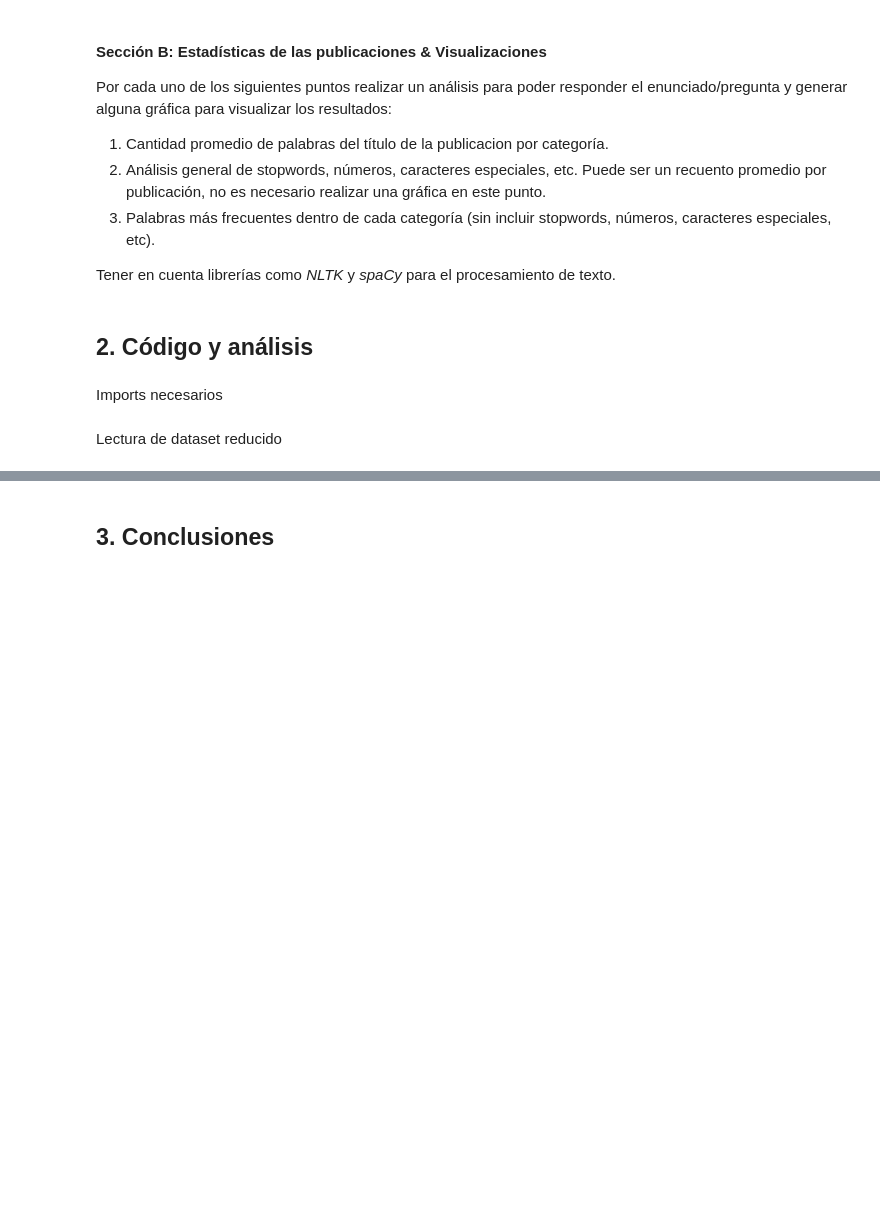
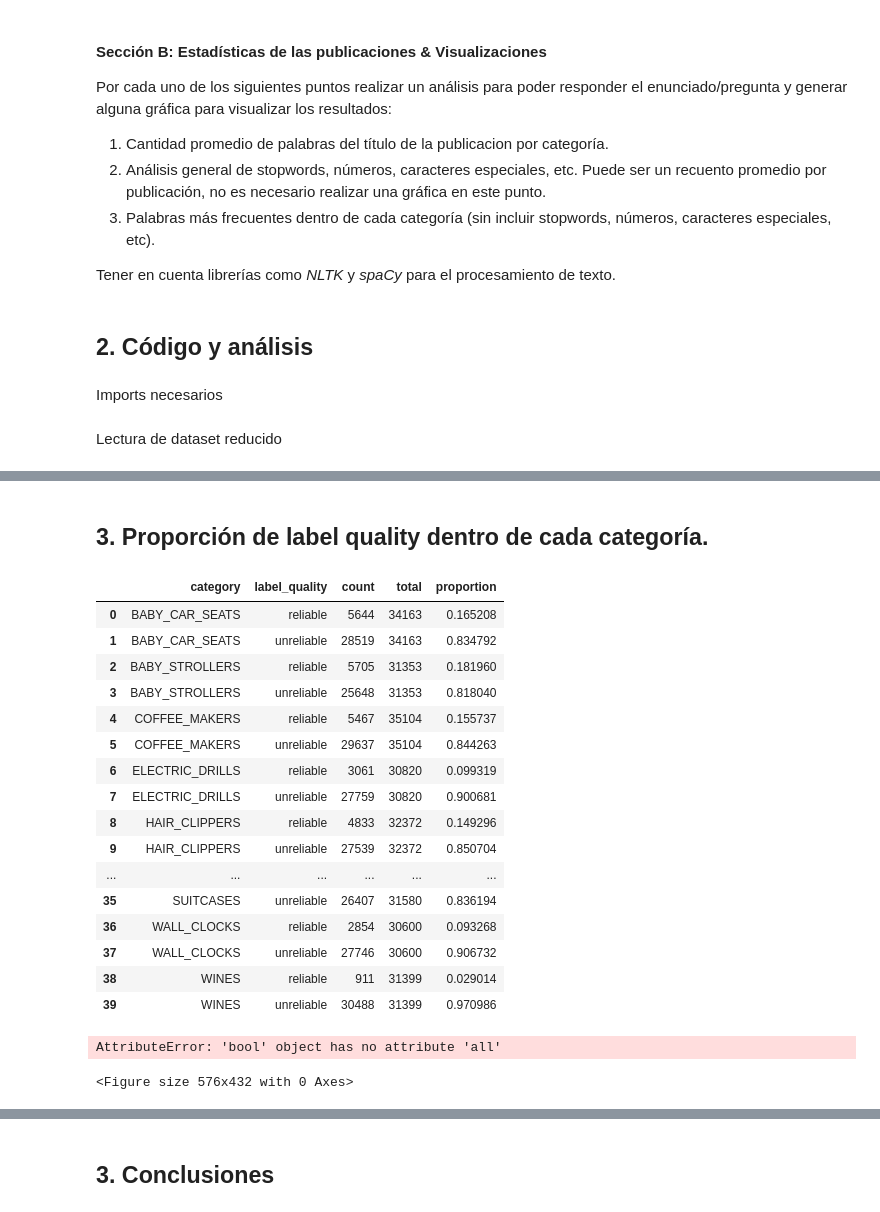
Before and after one commit to benjaminocampo/Mentoria, a Jupyter notebook: notebooks/01-Analisis_y_Visualizacion.ipynb, the cells around one changed output, grey strips where cells are left out. Saved outputs shown, nothing was run; the diff lists cells and outputs as text; code cells hidden in the pictures; blank space fills up the shorter version.

```diff
--- a/notebooks/01-Analisis_y_Visualizacion.ipynb
+++ b/notebooks/01-Analisis_y_Visualizacion.ipynb
@@ -42,4 +53,4 @@ import pandas as pd
 # %% [markdown]
 Lectura de dataset reducido
 # %%
-df_dataset = pd.read_csv('dataset.csv')
+df_dataset = pd.read_csv('../../dataset/reduced_dataset.csv')
@@ -47,0 +101,13 @@ df_dataset = pd.read_csv('dataset.csv')
+# %%
+def proportion(df, col1, col2):
+
+    df_proportion = df_dataset.groupby([col1, col2]) \
+        .agg(count=(col2, "count")) \
+        .join(df_dataset.groupby(col1).size() \
+        .to_frame()) \
+        .rename(columns={0: "total"})
+
+    df_proportion["proportion"] = df_proportion["count"] / df_proportion["total"]
+    return df_proportion
+
+proportion(df_dataset, "category", "language")
@@ -47,0 +133,37 @@ df_dataset = pd.read_csv('dataset.csv')
+# %% [markdown]
+## 3. Proporción de label quality dentro de cada categoría.
+# %%
+df_proportion = proportion(df_dataset, "category", "label_quality").reset_index()
+df_proportion
+# %% [output]
+|  | category | label_quality | count | total | proportion |
+| 0 | BABY_CAR_SEATS | reliable | 5644 | 34163 | 0.165208 |
+| 1 | BABY_CAR_SEATS | unreliable | 28519 | 34163 | 0.834792 |
+| 2 | BABY_STROLLERS | reliable | 5705 | 31353 | 0.181960 |
+| 3 | BABY_STROLLERS | unreliable | 25648 | 31353 | 0.818040 |
+| 4 | COFFEE_MAKERS | reliable | 5467 | 35104 | 0.155737 |
+| 5 | COFFEE_MAKERS | unreliable | 29637 | 35104 | 0.844263 |
+| 6 | ELECTRIC_DRILLS | reliable | 3061 | 30820 | 0.099319 |
+| 7 | ELECTRIC_DRILLS | unreliable | 27759 | 30820 | 0.900681 |
+| 8 | HAIR_CLIPPERS | reliable | 4833 | 32372 | 0.149296 |
+| 9 | HAIR_CLIPPERS | unreliable | 27539 | 32372 | 0.850704 |
+| ... | ... | ... | ... | ... | ... |
+| 35 | SUITCASES | unreliable | 26407 | 31580 | 0.836194 |
+| 36 | WALL_CLOCKS | reliable | 2854 | 30600 | 0.093268 |
+| 37 | WALL_CLOCKS | unreliable | 27746 | 30600 | 0.906732 |
+| 38 | WINES | reliable | 911 | 31399 | 0.029014 |
+| 39 | WINES | unreliable | 30488 | 31399 | 0.970986 |
+# %%
+fig = plt.figure(figsize=(8,6))
+seaborn.barplot(
+    y=df_proportion.count,
+    x=df_proportion.category,
+    hue=df_proportion.label_quality,
+    ci=None,
+    color="b",
+)
+plt.xticks(rotation=45)
+plt.ticklabel_format(style='plain', axis='y')
+# %% [output]
+AttributeError: 'bool' object has no attribute 'all'
+<Figure size 576x432 with 0 Axes>
```
Also changed, not shown: parts of 15 cells of this notebook.
